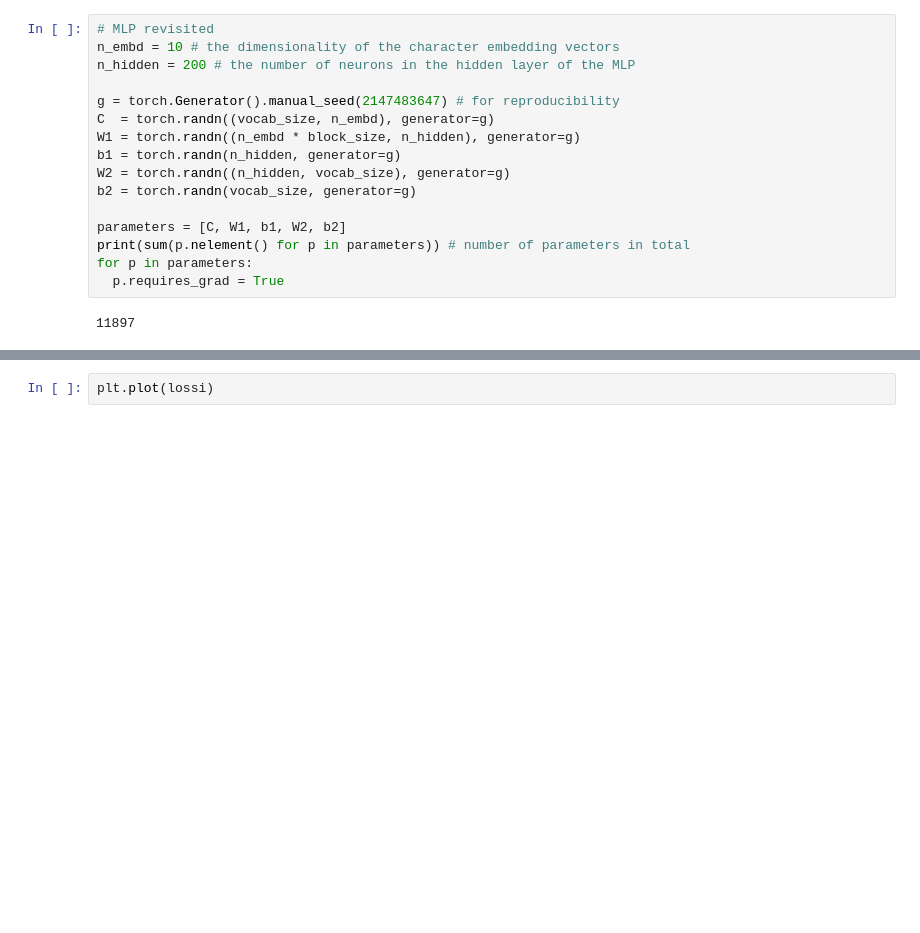
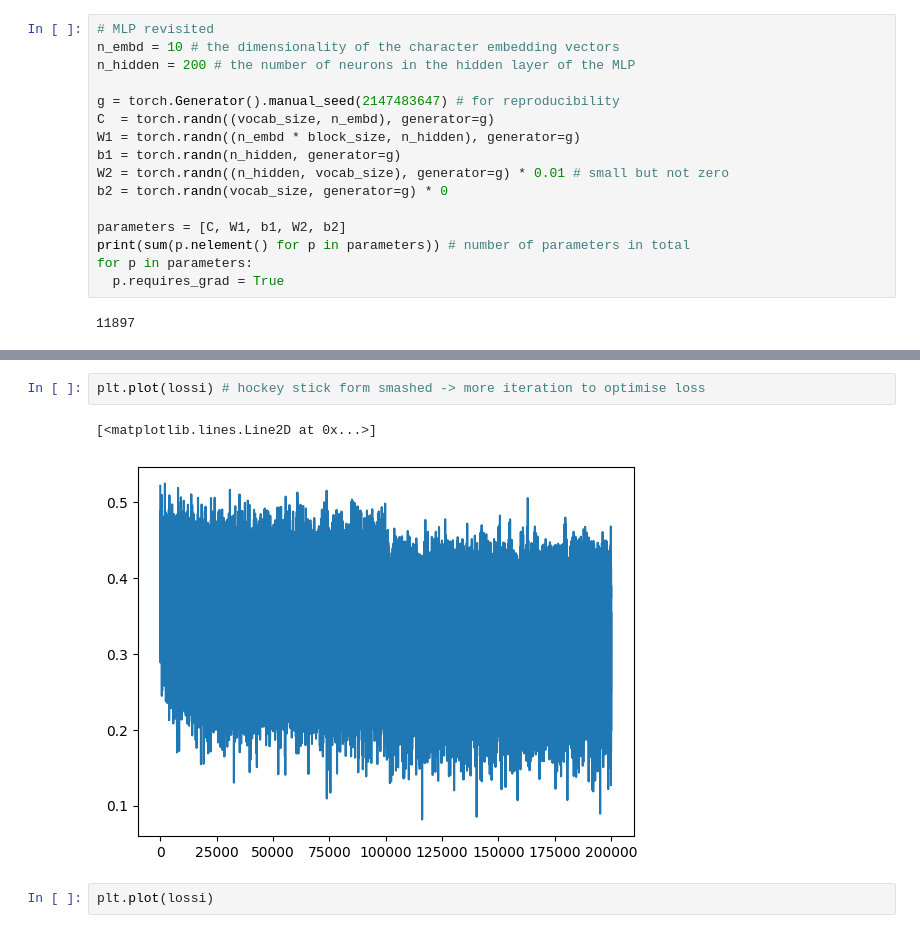
Before and after one commit to calogerofontana/makemore_part3_bn, a Jupyter notebook: makemore_part3_bn.ipynb, the cells around one changed output, grey strips where cells are left out. Saved outputs shown, nothing was run; the diff lists cells and outputs as text; blank space fills up the shorter version.

```diff
--- a/makemore_part3_bn.ipynb
+++ b/makemore_part3_bn.ipynb
@@ -67,8 +67,8 @@ g = torch.Generator().manual_seed(2147483647) # for reproducibility
 C  = torch.randn((vocab_size, n_embd), generator=g)
 W1 = torch.randn((n_embd * block_size, n_hidden), generator=g)
 b1 = torch.randn(n_hidden, generator=g)
-W2 = torch.randn((n_hidden, vocab_size), generator=g)
-b2 = torch.randn(vocab_size, generator=g)
+W2 = torch.randn((n_hidden, vocab_size), generator=g) * 0.01 # small but not zero
+b2 = torch.randn(vocab_size, generator=g) * 0
 
 parameters = [C, W1, b1, W2, b2]
 print(sum(p.nelement() for p in parameters)) # number of parameters in total
@@ -138,3 +154,8 @@ for i in range(max_steps):
+# %%
+plt.plot(lossi) # hockey stick form smashed -> more iteration to optimise loss
+# %% [output]
+[<matplotlib.lines.Line2D at 0x...>]
+[figure, added]
 # %%
 plt.plot(lossi)
 # %% [output]
```
Also changed, not shown: parts of 6 cells of this notebook.
